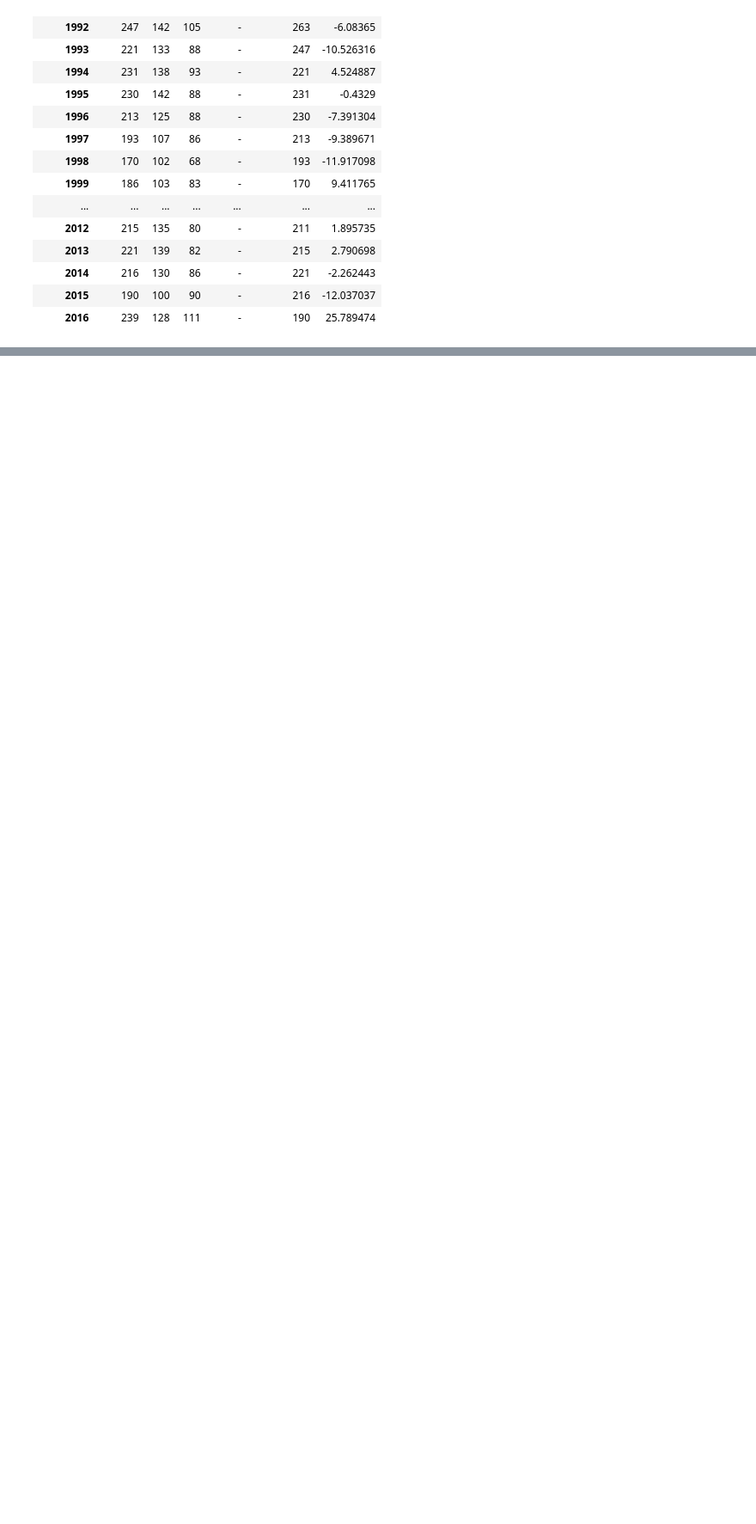
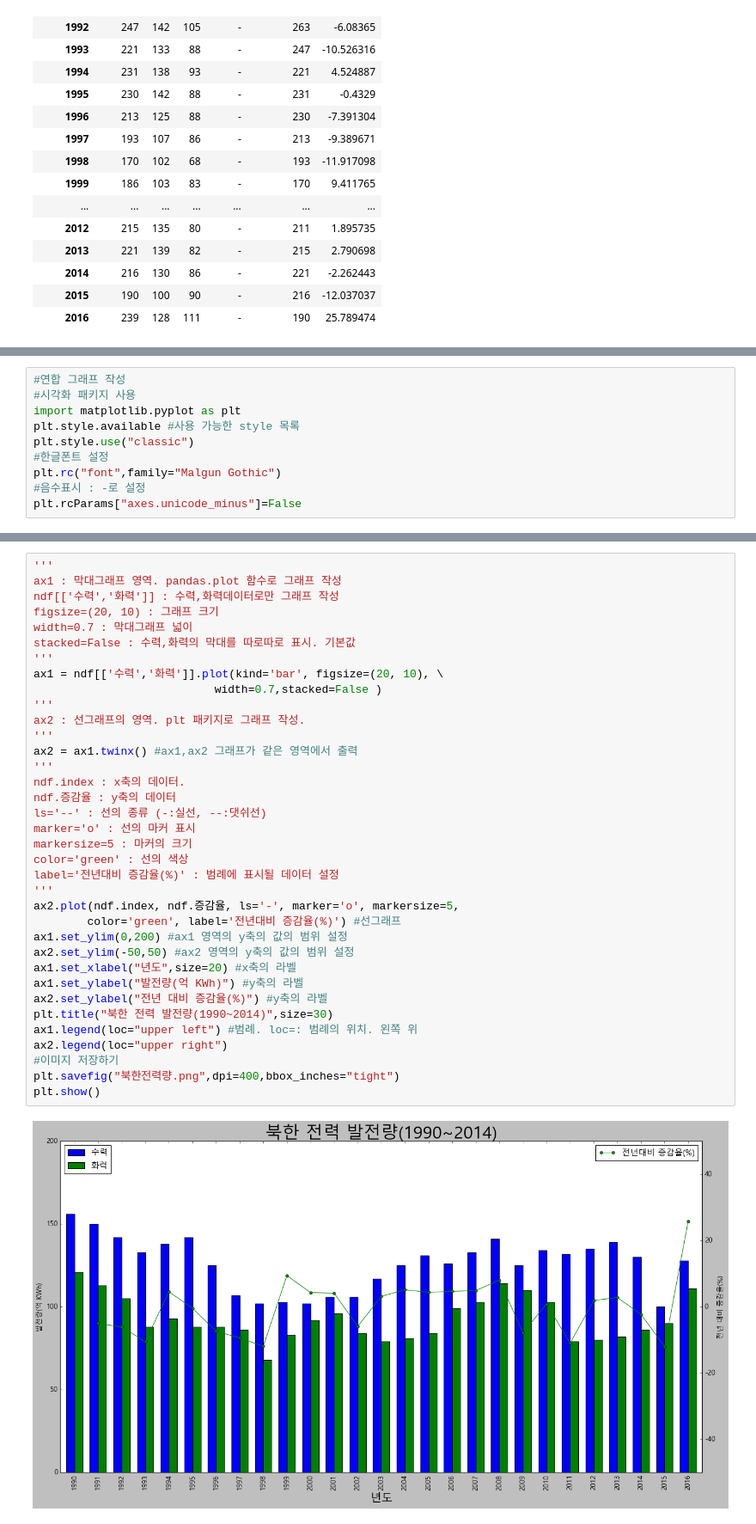
Before and after one commit to kmsclass/ems, a Jupyter notebook: 20240708.ipynb, the cells around one changed output, grey strips where cells are left out. Shown at 86% size. Cells and saved outputs as stored; diff of their text form; blank space fills up the shorter version.

```diff
--- a/20240708.ipynb
+++ b/20240708.ipynb
@@ -368,0 +392,10 @@ ndf
+# %%
+#연합 그래프 작성
+#시각화 패키지 사용
+import matplotlib.pyplot as plt
+plt.style.available #사용 가능한 style 목록
+plt.style.use("classic")
+#한글폰트 설정
+plt.rc("font",family="Malgun Gothic")
+#음수표시 : -로 설정
+plt.rcParams["axes.unicode_minus"]=False
@@ -368,0 +422,38 @@ ndf
+# %%
+'''
+ax1 : 막대그래프 영역. pandas.plot 함수로 그래프 작성
+ndf[['수력','화력']] : 수력,화력데이터로만 그래프 작성
+figsize=(20, 10) : 그래프 크기
+width=0.7 : 막대그래프 넓이
+stacked=False : 수력,화력의 막대를 따로따로 표시. 기본값
+'''
+ax1 = ndf[['수력','화력']].plot(kind='bar', figsize=(20, 10), \
+                           width=0.7,stacked=False )
+'''
+ax2 : 선그래프의 영역. plt 패키지로 그래프 작성.
+'''
+ax2 = ax1.twinx() #ax1,ax2 그래프가 같은 영역에서 출력
+'''
+ndf.index : x축의 데이터.
+ndf.증감율 : y축의 데이터
+ls='--' : 선의 종류 (-:실선, --:댓쉬선)
+marker='o' : 선의 마커 표시
+markersize=5 : 마커의 크기
+color='green' : 선의 색상
+label='전년대비 증감율(%)' : 범례에 표시될 데이터 설정
+'''
+ax2.plot(ndf.index, ndf.증감율, ls='-', marker='o', markersize=5,
+        color='green', label='전년대비 증감율(%)') #선그래프
+ax1.set_ylim(0,200) #ax1 영역의 y축의 값의 범위 설정
+ax2.set_ylim(-50,50) #ax2 영역의 y축의 값의 범위 설정
+ax1.set_xlabel("년도",size=20) #x축의 라벨
+ax1.set_ylabel("발전량(억 KWh)") #y축의 라벨
+ax2.set_ylabel("전년 대비 증감율(%)") #y축의 라벨
+plt.title("북한 전력 발전량(1990~2014)",size=30)
+ax1.legend(loc="upper left") #범례. loc=: 범례의 위치. 왼쪽 위
+ax2.legend(loc="upper right")
+#이미지 저장하기
+plt.savefig("북한전력량.png",dpi=400,bbox_inches="tight")
+plt.show()
+# %% [output]
+[figure, added]
```
Also changed, not shown: parts of 51 cells of this notebook.
